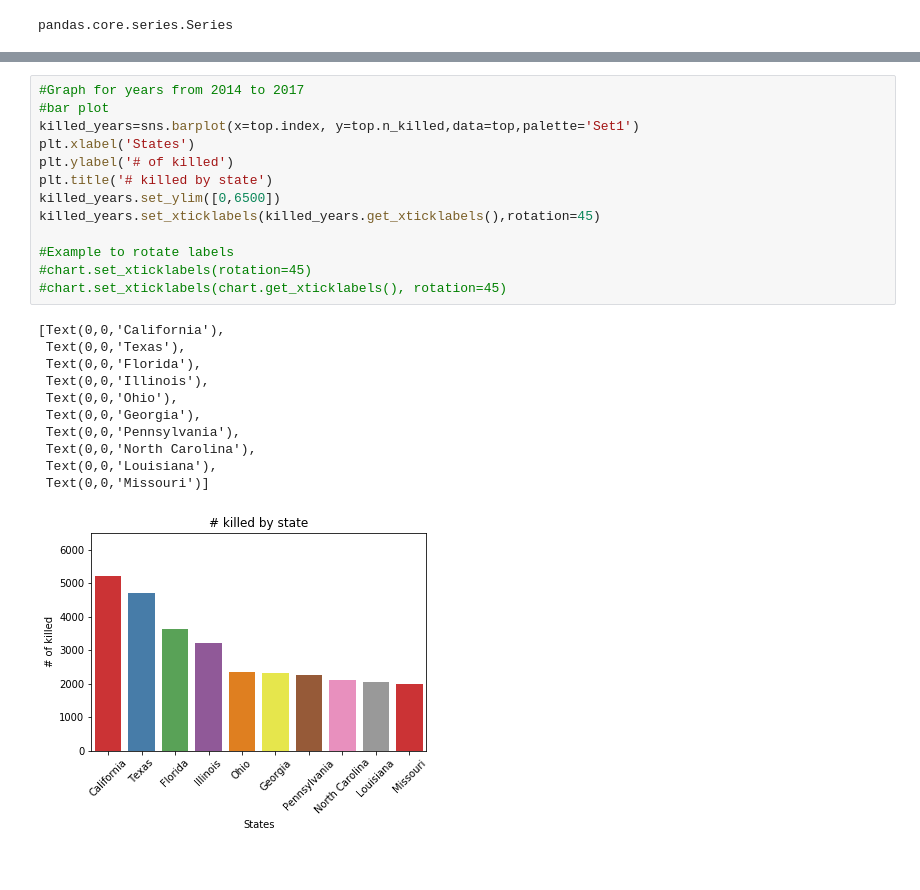
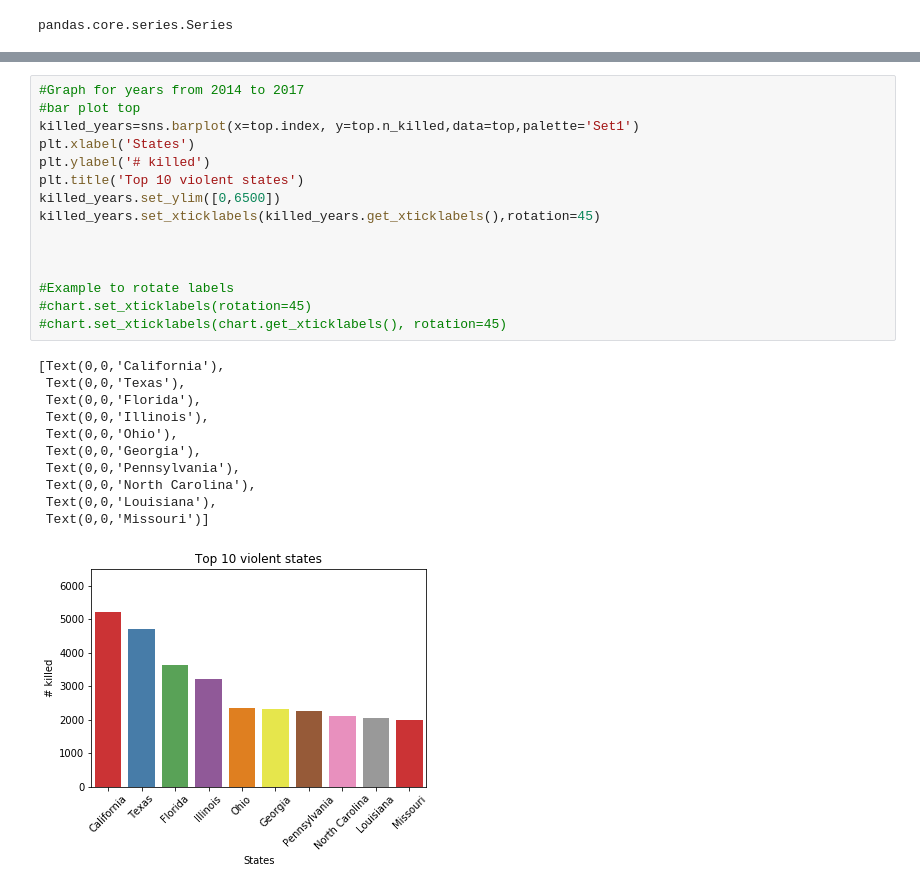
Before and after one commit to palolo02/Project1, a Jupyter notebook: Project_Graphs.ipynb, the cells around one changed output, grey strips where cells are left out. Saved outputs shown, nothing was run; the diff lists cells and outputs as text.

```diff
--- a/Project.ipynb
+++ b/Project_Graphs.ipynb
@@ -178,25 +142,27 @@ top
 # %%
 #Graph for years from 2014 to 2017
-#bar plot
+#bar plot top
 killed_years=sns.barplot(x=top.index, y=top.n_killed,data=top,palette='Set1')
 plt.xlabel('States')
-plt.ylabel('# of killed')
-plt.title('# killed by state')
+plt.ylabel('# killed')
+plt.title('Top 10 violent states')
 killed_years.set_ylim([0,6500])
 killed_years.set_xticklabels(killed_years.get_xticklabels(),rotation=45)
+
+
 
 #Example to rotate labels
 #chart.set_xticklabels(rotation=45)
 #chart.set_xticklabels(chart.get_xticklabels(), rotation=45)
 # %% [output]
 [Text(0,0,'California'),
  Text(0,0,'Texas'),
  Text(0,0,'Florida'),
  Text(0,0,'Illinois'),
  Text(0,0,'Ohio'),
  Text(0,0,'Georgia'),
  Text(0,0,'Pennsylvania'),
  Text(0,0,'North Carolina'),
  Text(0,0,'Louisiana'),
  Text(0,0,'Missouri')]
-[figure, old version]
+[figure, new version]
```
Also changed, not shown: parts of 8 cells of this notebook.
